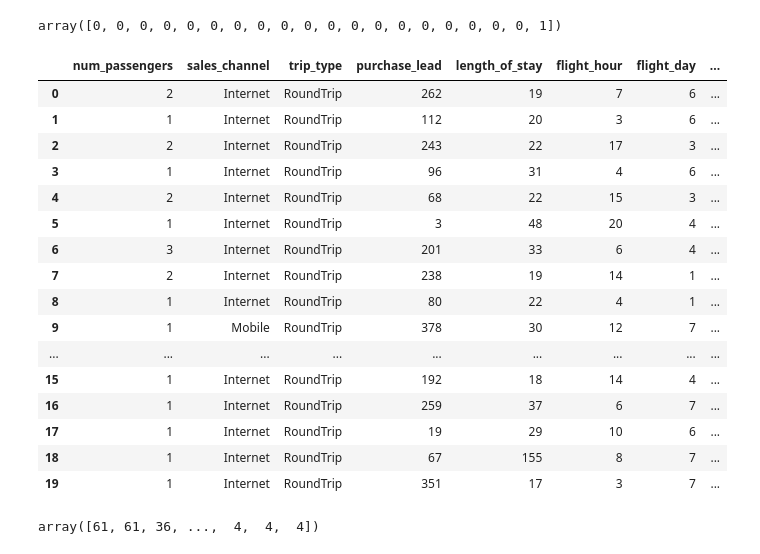
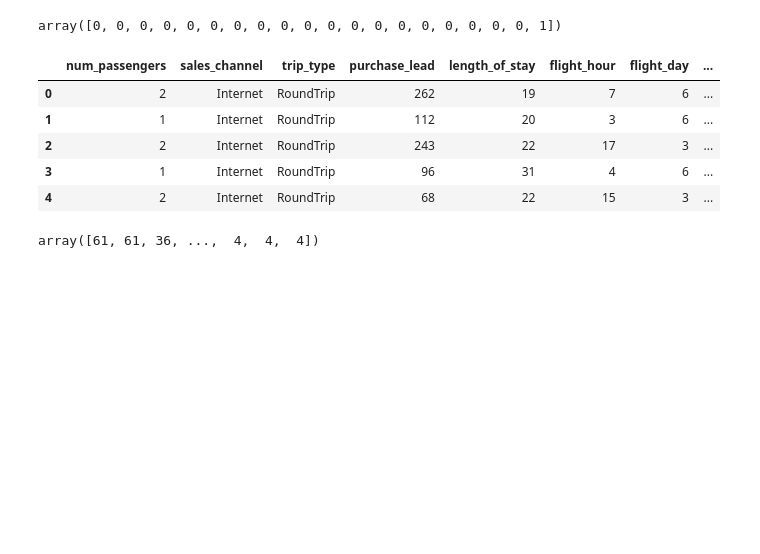
Before and after one commit to ecmaxim/final_project, a Jupyter notebook: draft_project.ipynb, the cells around one changed output. Saved outputs shown, nothing was run; the diff lists cells and outputs as text; code cells hidden in the pictures; blank space fills up the shorter version.

```diff
--- a/draft_project.ipynb
+++ b/draft_project.ipynb
@@ -143,7 +145,7 @@ df.to_csv(r"C:\Users\User\Python311_4\newclasswork\final_project\alldata.csv", i
 # %% [markdown]
 # Сводная по колонкам
 # %%
-df=pd.read_csv('customer_booking_new.csv', encoding = 'UTF-8')
+df=pd.read_csv('alldata.csv', encoding = 'UTF-8')
 df
 # %% [output]
 |  | num_passengers | sales_channel | trip_type | purchase_lead | length_of_stay | flight_hour | flight_day | ... |
@@ -290,23 +298,12 @@ route_encoded[:20]
 # %% [output]
 array([0, 0, 0, 0, 0, 0, 0, 0, 0, 0, 0, 0, 0, 0, 0, 0, 0, 0, 0, 1])
 # %%
-df.head(20)
+df.head(5)
 # %% [output]
 |  | num_passengers | sales_channel | trip_type | purchase_lead | length_of_stay | flight_hour | flight_day | ... |
 | 0 | 2 | Internet | RoundTrip | 262 | 19 | 7 | 6 | ... |
 | 1 | 1 | Internet | RoundTrip | 112 | 20 | 3 | 6 | ... |
 | 2 | 2 | Internet | RoundTrip | 243 | 22 | 17 | 3 | ... |
 | 3 | 1 | Internet | RoundTrip | 96 | 31 | 4 | 6 | ... |
 | 4 | 2 | Internet | RoundTrip | 68 | 22 | 15 | 3 | ... |
-| 5 | 1 | Internet | RoundTrip | 3 | 48 | 20 | 4 | ... |
-| 6 | 3 | Internet | RoundTrip | 201 | 33 | 6 | 4 | ... |
-| 7 | 2 | Internet | RoundTrip | 238 | 19 | 14 | 1 | ... |
-| 8 | 1 | Internet | RoundTrip | 80 | 22 | 4 | 1 | ... |
-| 9 | 1 | Mobile | RoundTrip | 378 | 30 | 12 | 7 | ... |
-| ... | ... | ... | ... | ... | ... | ... | ... | ... |
-| 15 | 1 | Internet | RoundTrip | 192 | 18 | 14 | 4 | ... |
-| 16 | 1 | Internet | RoundTrip | 259 | 37 | 6 | 7 | ... |
-| 17 | 1 | Internet | RoundTrip | 19 | 29 | 10 | 6 | ... |
-| 18 | 1 | Internet | RoundTrip | 67 | 155 | 8 | 7 | ... |
-| 19 | 1 | Internet | RoundTrip | 351 | 17 | 3 | 7 | ... |
 # %%
```
Also changed, not shown: parts of 35 cells of this notebook, 8 other files.
